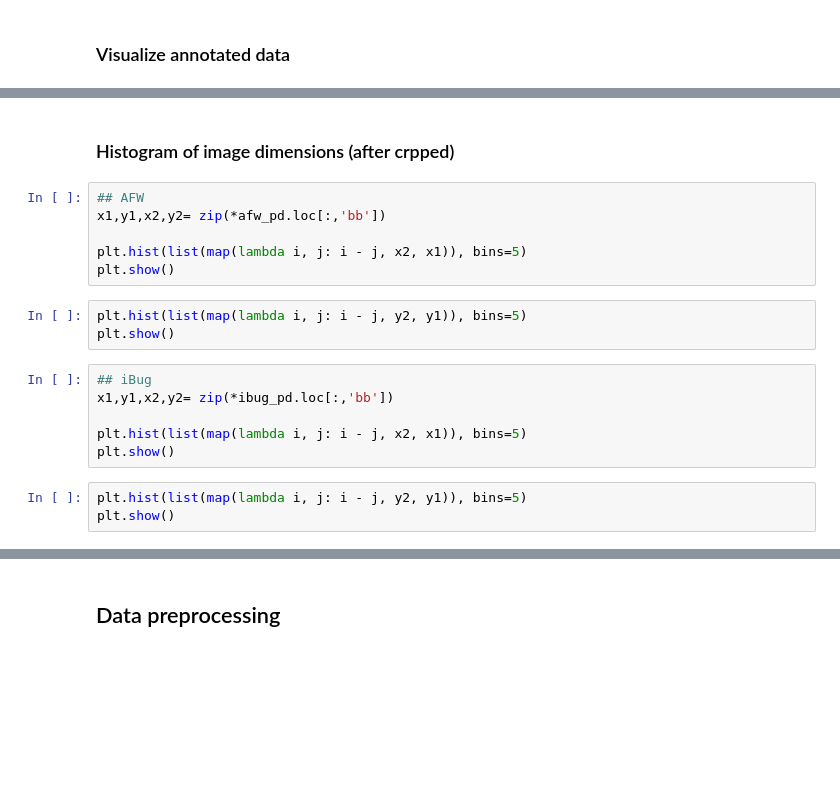
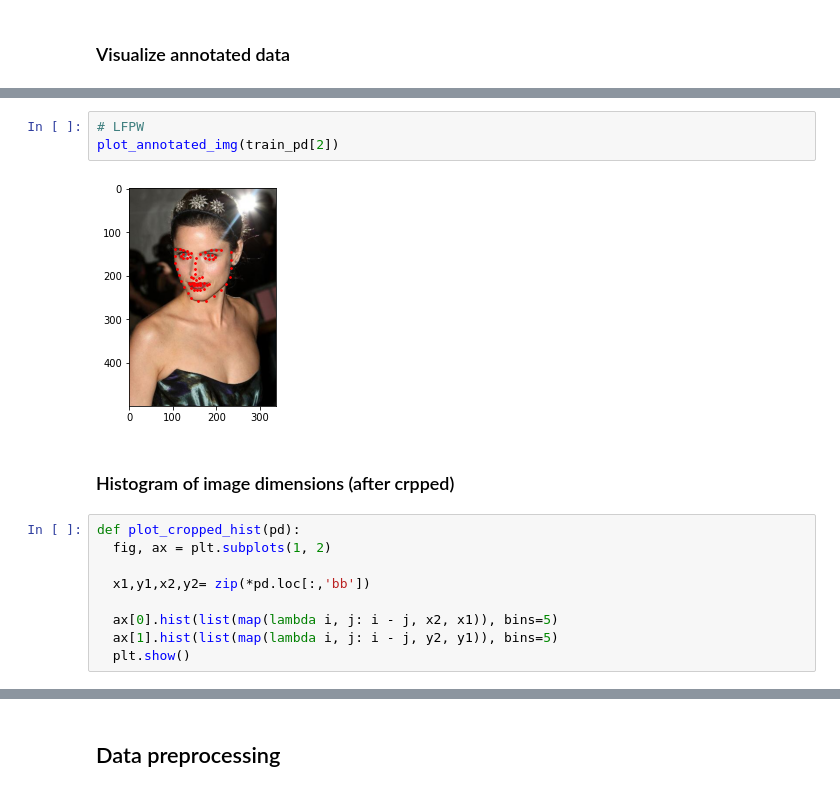
Before and after one commit to Karthick47v2/face-landmark-detector, a Jupyter notebook: 300w.ipynb, the cells around one changed output, grey strips where cells are left out. Saved outputs shown, nothing was run; the diff lists cells and outputs as text; blank space fills up the shorter version.

```diff
--- a/300w.ipynb
+++ b/300w.ipynb
@@ -114,20 +136,16 @@ plt.scatter(lfpw_train_pd['lm'][sample_idx][:,0], lfpw_train_pd['lm'][sample_idx
+# %%
+# LFPW
+plot_annotated_img(train_pd[2])
+# %% [output]
+[figure, added]
 # %% [markdown]
 ### Histogram of image dimensions (after crpped)
 # %%
-## AFW
-x1,y1,x2,y2= zip(*afw_pd.loc[:,'bb'])
+def plot_cropped_hist(pd):
+  fig, ax = plt.subplots(1, 2)
 
-plt.hist(list(map(lambda i, j: i - j, x2, x1)), bins=5)
-plt.show()
+  x1,y1,x2,y2= zip(*pd.loc[:,'bb'])
+
+  ax[0].hist(list(map(lambda i, j: i - j, x2, x1)), bins=5)
+  ax[1].hist(list(map(lambda i, j: i - j, y2, y1)), bins=5)
+  plt.show()
-# %%
-plt.hist(list(map(lambda i, j: i - j, y2, y1)), bins=5)
-plt.show()
-# %%
-## iBug
-x1,y1,x2,y2= zip(*ibug_pd.loc[:,'bb'])
-
-plt.hist(list(map(lambda i, j: i - j, x2, x1)), bins=5)
-plt.show()
-# %%
-plt.hist(list(map(lambda i, j: i - j, y2, y1)), bins=5)
-plt.show()
```
Also changed, not shown: parts of 21 cells of this notebook.
